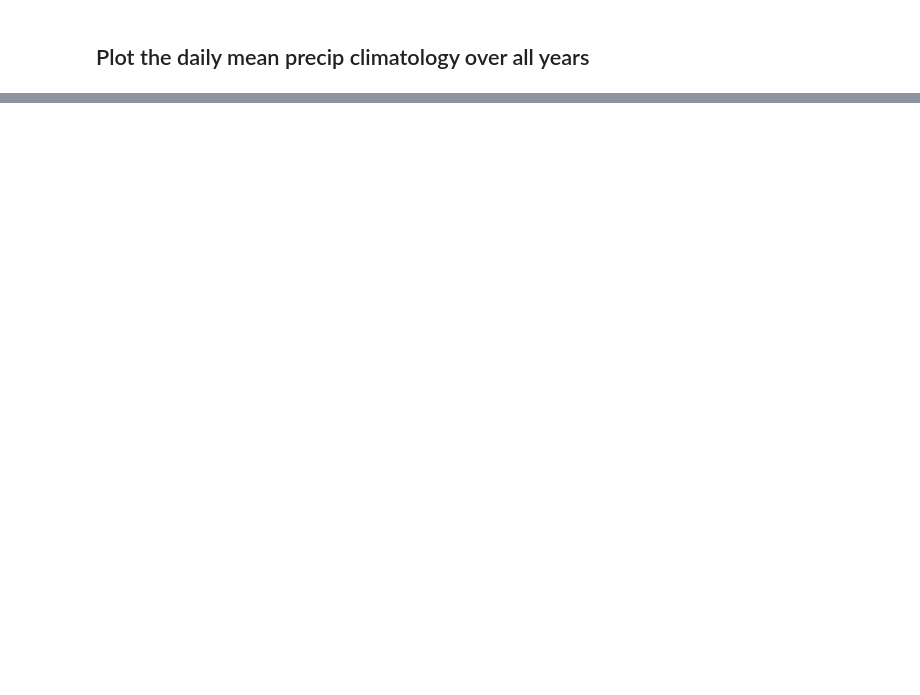
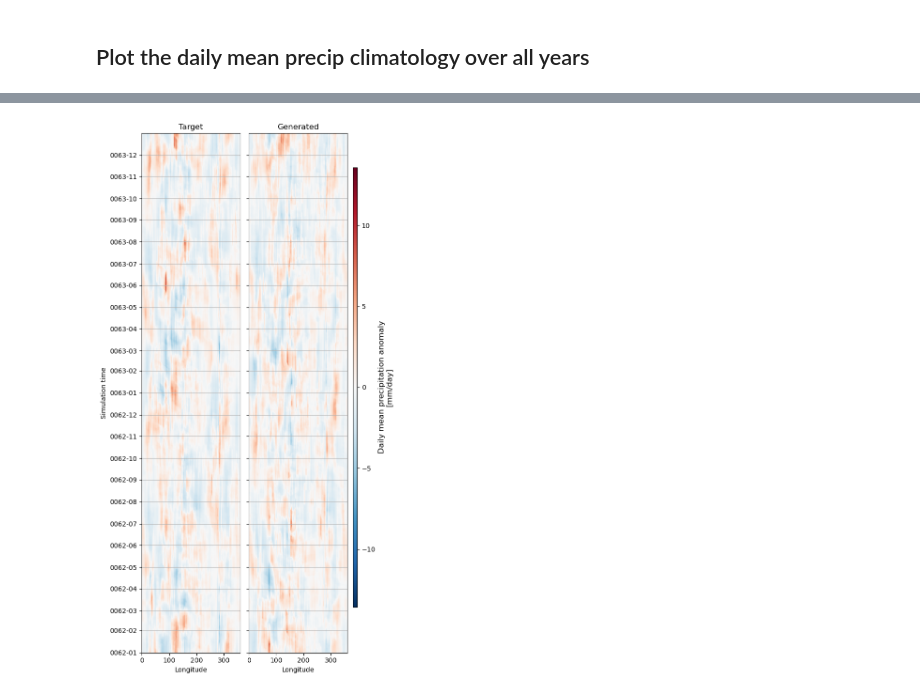
Before and after one commit to ai2cm/e3sm-v2-fme-manuscript, a Jupyter notebook: notebooks/hovmoller.ipynb, the cells around one changed output, grey strips where cells are left out. Saved outputs shown, nothing was run; the diff lists cells and outputs as text; code cells hidden in the pictures; blank space fills up the shorter version.

```diff
--- a/notebooks/hovmoller.ipynb
+++ b/notebooks/hovmoller.ipynb
@@ -121,0 +185,27 @@ fig.savefig(os.path.join(OUTDIR, f"{FIG_PREFIX}_fig4.png"), bbox_inches="tight")
+# %%
+da_anom_lat_mean_rolling = da_anom_lat_mean.rolling(time=30).mean()
+
+vmax_abs = np.abs(da_anom_lat_mean_rolling).max()
+
+fig, axs = plot_hovmoller_by_lon(
+    da_anom_lat_mean_rolling.isel(time=slice(-730, None)),
+    var_name="precipitation anomaly",
+    norm=TwoSlopeNorm(0.0, -vmax_abs, vmax_abs),
+    cmap="RdBu_r"
+)
+
+yticks = xr.cftime_range(
+    da_anom_lat_mean_rolling["time"][-730].item(),
+    da_anom_lat_mean_rolling["time"][-1].item(),
+    freq="MS",
+    calendar="noleap"
+).values
+
+axs[0].set_yticks(yticks)
+axs[0].yaxis.set_major_formatter(CFTimeFormatter("%Y-%m", "noleap"))
+axs[0].grid(axis="y")
+axs[1].grid(axis="y")
+
+fig.show()
+# %% [output]
+[figure, added]
```
Also changed, not shown: parts of 17 cells of this notebook, 1 other file.
